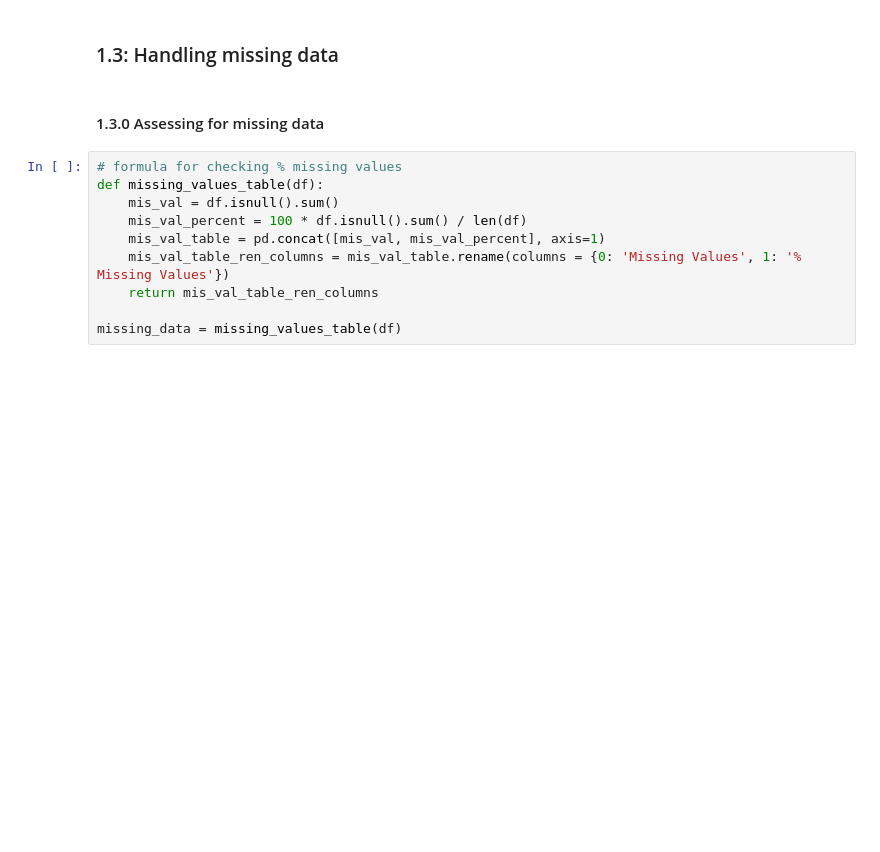
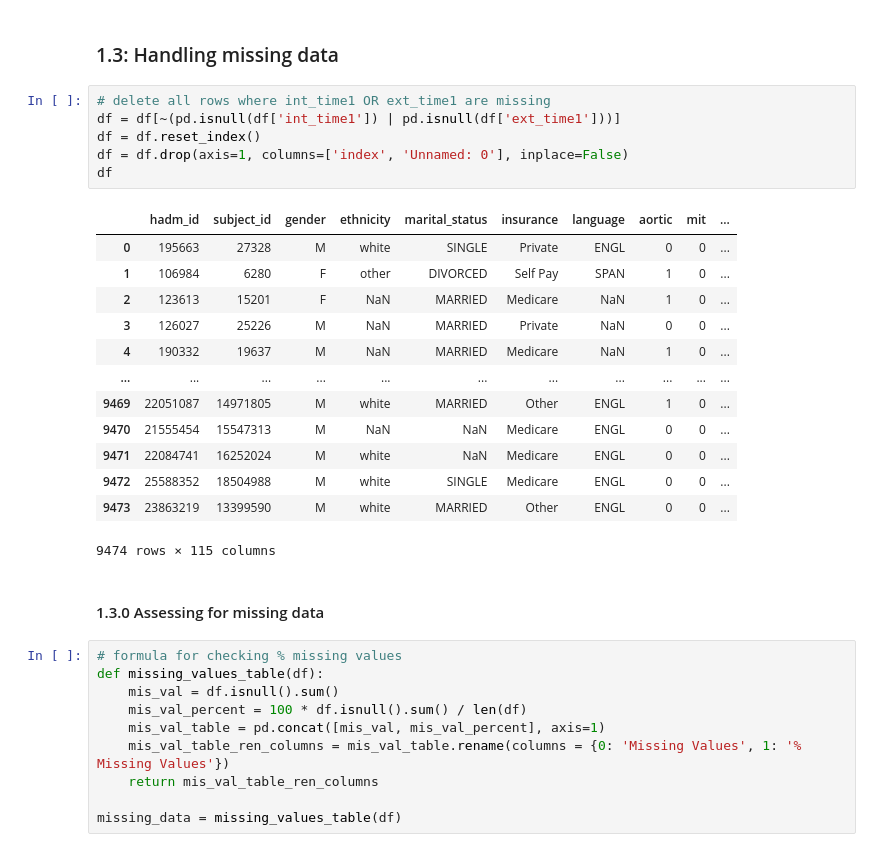
Before and after one commit to marcelchee/trident3, a Jupyter notebook: data_cleaning.ipynb, the cells around one changed output. Cells and saved outputs as stored; diff of their text form; blank space fills up the shorter version.

```diff
--- a/data_cleaning.ipynb
+++ b/data_cleaning.ipynb
@@ -378,5 +496,25 @@ print('Parser2: ', ts_parser2(test_y, timeDelta=36))
 # %% [markdown]
 ### 1.3: Handling missing data
+# %%
+# delete all rows where int_time1 OR ext_time1 are missing
+df = df[~(pd.isnull(df['int_time1']) | pd.isnull(df['ext_time1']))]
+df = df.reset_index()
+df = df.drop(axis=1, columns=['index', 'Unnamed: 0'], inplace=False)
+df
+# %% [output]
+|  | hadm_id | subject_id | gender | ethnicity | marital_status | insurance | language | aortic | mit | ... |
+| 0 | 195663 | 27328 | M | white | SINGLE | Private | ENGL | 0 | 0 | ... |
+| 1 | 106984 | 6280 | F | other | DIVORCED | Self Pay | SPAN | 1 | 0 | ... |
+| 2 | 123613 | 15201 | F | NaN | MARRIED | Medicare | NaN | 1 | 0 | ... |
+| 3 | 126027 | 25226 | M | NaN | MARRIED | Private | NaN | 0 | 0 | ... |
+| 4 | 190332 | 19637 | M | NaN | MARRIED | Medicare | NaN | 1 | 0 | ... |
+| ... | ... | ... | ... | ... | ... | ... | ... | ... | ... | ... |
+| 9469 | 22051087 | 14971805 | M | white | MARRIED | Other | ENGL | 1 | 0 | ... |
+| 9470 | 21555454 | 15547313 | M | NaN | NaN | Medicare | ENGL | 0 | 0 | ... |
+| 9471 | 22084741 | 16252024 | M | white | NaN | Medicare | ENGL | 0 | 0 | ... |
+| 9472 | 25588352 | 18504988 | M | white | SINGLE | Medicare | ENGL | 0 | 0 | ... |
+| 9473 | 23863219 | 13399590 | M | white | MARRIED | Other | ENGL | 0 | 0 | ... |
+9474 rows × 115 columns
 # %% [markdown]
 #### 1.3.0 Assessing for missing data
 # %%
```
Also changed, not shown: parts of 36 cells of this notebook, 1 other file.
